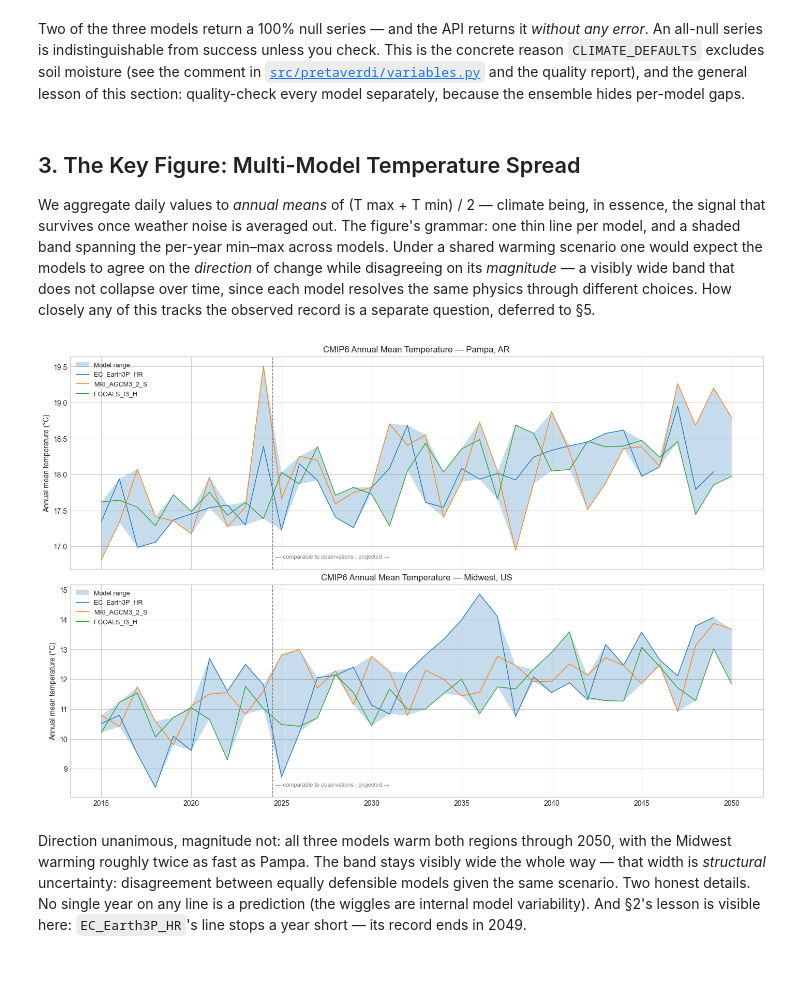
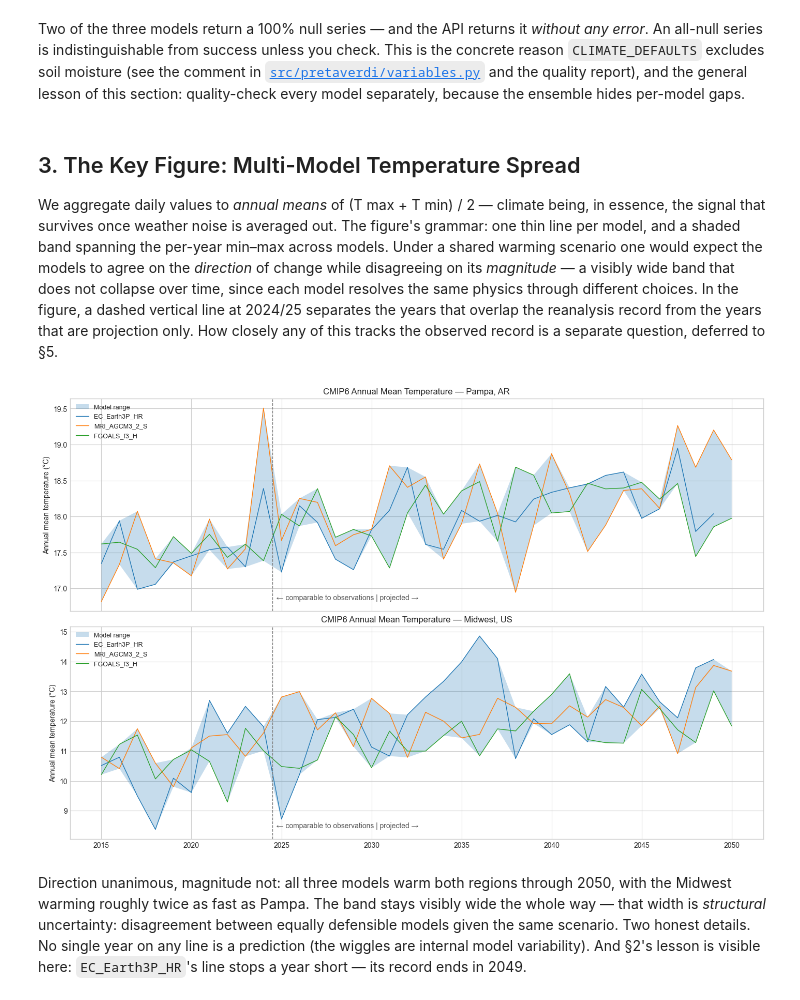
Before and after one commit to deloxantos/pretaverdi, a Jupyter notebook: notebooks/02-cmip6-multi-model-projections.ipynb, the cells around one changed output. Drawn from its saved outputs; the diff is of its cells as text; code cells hidden in the pictures; blank space fills up the shorter version.

Commit message:
fix(notebooks): describe the observed/projected divider in text and make its label legible

```diff
--- a/notebooks/02-cmip6-multi-model-projections.ipynb
+++ b/notebooks/02-cmip6-multi-model-projections.ipynb
@@ -166,36 +166,36 @@ Two of the three models return a 100% null series — and the API returns it *wi
 # %% [markdown]
 ## 3. The Key Figure: Multi-Model Temperature Spread
 
-We aggregate daily values to *annual means* of (T max + T min) / 2 — climate being, in essence, the signal that survives once weather noise is averaged out. The figure's grammar: one thin line per model, and a shaded band spanning the per-year min–max across models. Under a shared warming scenario one would expect the models to agree on the *direction* of change while disagreeing on its *magnitude* — a visibly wide band that does not collapse over time, since each model resolves the same physics through different choices. How closely any of this tracks the observed record is a separate question, deferred to §5.
+We aggregate daily values to *annual means* of (T max + T min) / 2 — climate being, in essence, the signal that survives once weather noise is averaged out. The figure's grammar: one thin line per model, and a shaded band spanning the per-year min–max across models. Under a shared warming scenario one would expect the models to agree on the *direction* of change while disagreeing on its *magnitude* — a visibly wide band that does not collapse over time, since each model resolves the same physics through different choices. In the figure, a dashed vertical line at 2024/25 separates the years that overlap the reanalysis record from the years that are projection only. How closely any of this tracks the observed record is a separate question, deferred to §5.
 # %%
 def annual_mean_temperature(df):
     """Annual mean of (tmax + tmin) / 2 per model, indexed by year."""
     tmean = (df["temperature_2m_max"] + df["temperature_2m_min"]) / 2
     annual = tmean.resample("YE").mean()
     annual.index = annual.index.year
     return annual
 
 
 fig, axes = plt.subplots(2, 1, figsize=(14, 9), layout="constrained", sharex=True)
 
 for ax, df, name in [(axes[0], proj_pampa, "Pampa, AR"), (axes[1], proj_midwest, "Midwest, US")]:
     annual = annual_mean_temperature(df)
     ax.fill_between(
         annual.index, annual.min(axis=1), annual.max(axis=1),
         alpha=0.25, label="Model range",
     )
     for model in MODELS:
         ax.plot(annual.index, annual[model], linewidth=1, label=model)
     ax.axvline(2024.5, color="gray", linestyle="--", linewidth=1)
     ax.text(2024.5, annual.min(axis=1).min(), "  ← comparable to observations | projected →",
-            fontsize=8, color="gray", va="bottom")
+            fontsize=10, color="#555", va="bottom")
     ax.set_ylabel("Annual mean temperature (°C)")
     ax.set_title(f"CMIP6 Annual Mean Temperature — {name}")
     ax.legend(loc="upper left", fontsize=9)
 
 plt.show()
 # %% [output]
-[figure, old version]
+[figure, new version]
 # %% [markdown]
 Direction unanimous, magnitude not: all three models warm both regions through 2050, with the Midwest warming roughly twice as fast as Pampa. The band stays visibly wide the whole way — that width is *structural* uncertainty: disagreement between equally defensible models given the same scenario. Two honest details. No single year on any line is a prediction (the wiggles are internal model variability). And §2's lesson is visible here: `EC_Earth3P_HR`'s line stops a year short — its record ends in 2049.
 # %% [markdown]
```
